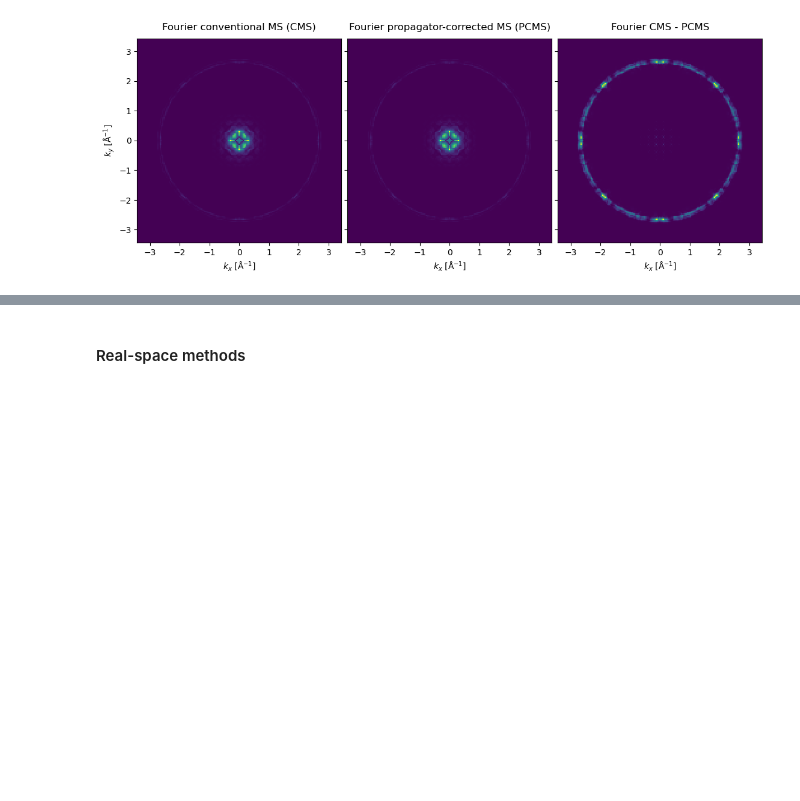
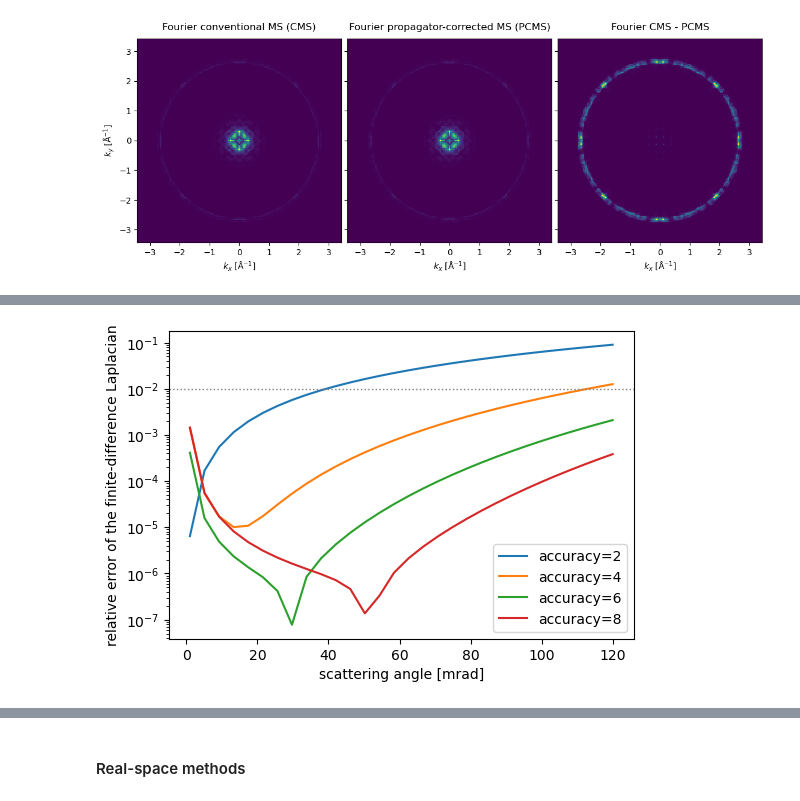
Before and after one commit to abTEM/doc, a Jupyter notebook: docs/user_guide/tutorials/real_space.ipynb, the cells around one changed output, grey strips where cells are left out. Drawn from its saved outputs; the diff is of its cells as text; code cells hidden in the pictures; blank space fills up the shorter version.

```diff
--- a/docs/user_guide/tutorials/real_space.ipynb
+++ b/docs/user_guide/tutorials/real_space.ipynb
@@ -227,0 +234,6 @@ forward_exit_waves_fourier_stack.diffraction_patterns().show(explode=True,figsiz
+# %%
+from abtem.finite_difference import finite_difference_coefficients
+
+for accuracy in (2, 4, 6, 8):
+    coefficients = finite_difference_coefficients(derivative=2, accuracy=accuracy)
+    print(f"accuracy={accuracy}: {len(coefficients)} points, {np.round(coefficients, 3)}")
@@ -227,0 +248,36 @@ forward_exit_waves_fourier_stack.diffraction_patterns().show(explode=True,figsiz
+# %%
+from abtem.finite_difference import LaplaceOperator
+from abtem.waves import Waves
+
+gpts = 512
+sampling = potential.sampling[0]
+x = np.arange(gpts) * sampling
+wavelength = converged_probe.wavelength
+
+
+def plane_wave(k):
+    array = np.exp(2j * np.pi * k * x)[None, :] * np.ones((gpts, 1), dtype=complex)
+    return Waves(array, sampling=(sampling, sampling), energy=energy)
+
+
+angles = np.linspace(1, 120, 30)  # mrad
+wavevectors = angles * 1e-3 / wavelength
+
+fig, ax = plt.subplots(figsize=(6, 4))
+for accuracy in (2, 4, 6, 8):
+    laplace = LaplaceOperator(accuracy=accuracy)
+    errors = []
+    for k in wavevectors:
+        waves = plane_wave(k)
+        original = waves.array[0, gpts // 2]
+        laplace.apply(waves)
+        exact = -4 * np.pi**2 * k**2 * original
+        errors.append(abs(waves.array[0, gpts // 2] - exact) / abs(exact))
+    ax.semilogy(angles, errors, label=f"accuracy={accuracy}")
+
+ax.axhline(1e-2, color="gray", ls=":", lw=1)
+ax.set_xlabel("scattering angle [mrad]")
+ax.set_ylabel("relative error of the finite-difference Laplacian")
+ax.legend();
+# %% [output]
+[figure, added]
```
Also changed, not shown: parts of 4 cells of this notebook.
